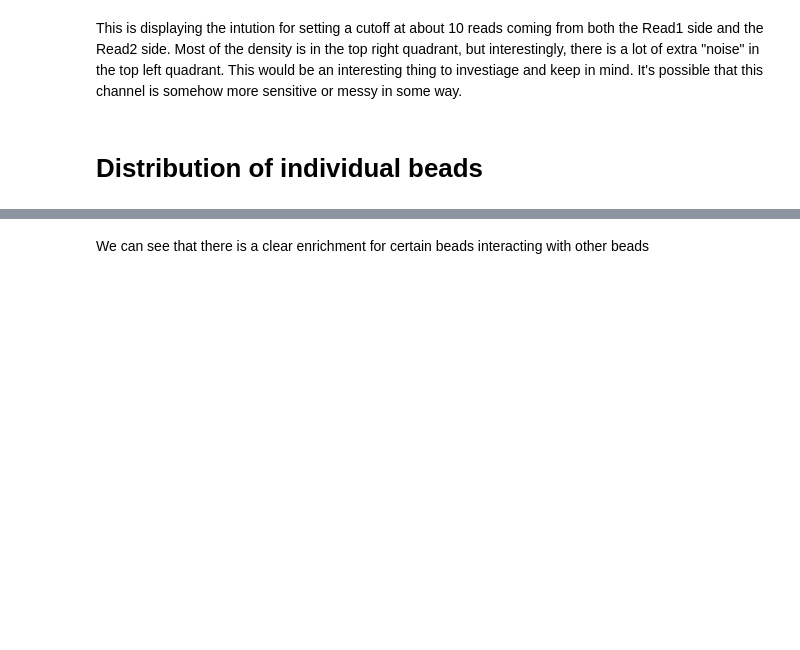
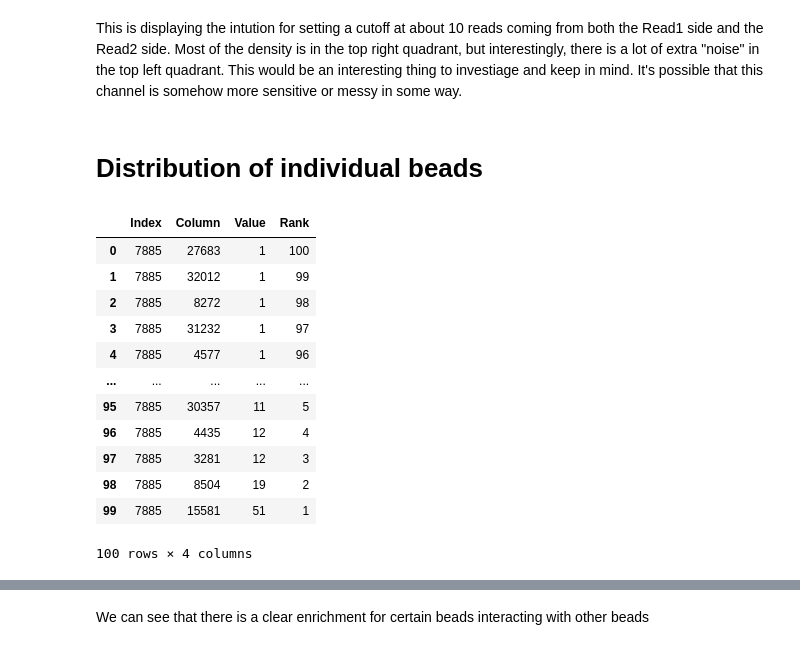
Before and after one commit to matsengrp/sci-space-v2, a Jupyter notebook: data/download_data_and_description.ipynb, the cells around one changed output, grey strips where cells are left out. Cells and saved outputs as stored; diff of their text form; code cells hidden in the pictures; blank space fills up the shorter version.

```diff
--- a/data/download_data_and_description.ipynb
+++ b/data/download_data_and_description.ipynb
@@ -151,6 +158,34 @@ def get_top_n_from_row(sparse_row, top_n=100):
     top_values = dense_array[top_indices]
 
     return top_indices, top_values
+# %%
+num_samples = 12
+
+result_frames = []
+
+for _ in range(num_samples):
+    rand_index = np.random.randint(filtered_matrix.shape[0])
+    row = filtered_matrix.getrow(rand_index)
+    top_indices, top_values = get_top_n_from_row(row, top_n=100)
+    df_row = pd.DataFrame({'Index': rand_index, 'Column': top_indices, 'Value': top_values, 'Rank': np.arange(1,101)[::-1]})
+    result_frames.append(df_row)
+
+result_df = pd.concat(result_frames, ignore_index=True)
+result_df.head(n = 100)
+# %% [output]
+|  | Index | Column | Value | Rank |
+| 0 | 7885 | 27683 | 1 | 100 |
+| 1 | 7885 | 32012 | 1 | 99 |
+| 2 | 7885 | 8272 | 1 | 98 |
+| 3 | 7885 | 31232 | 1 | 97 |
+| 4 | 7885 | 4577 | 1 | 96 |
+| ... | ... | ... | ... | ... |
+| 95 | 7885 | 30357 | 11 | 5 |
+| 96 | 7885 | 4435 | 12 | 4 |
+| 97 | 7885 | 3281 | 12 | 3 |
+| 98 | 7885 | 8504 | 19 | 2 |
+| 99 | 7885 | 15581 | 51 | 1 |
+100 rows × 4 columns
 # %%
 (
     ggplot(result_df, aes(x='Rank', y='Value')) +
```
Also changed, not shown: parts of 3 cells of this notebook, 1 other file.
